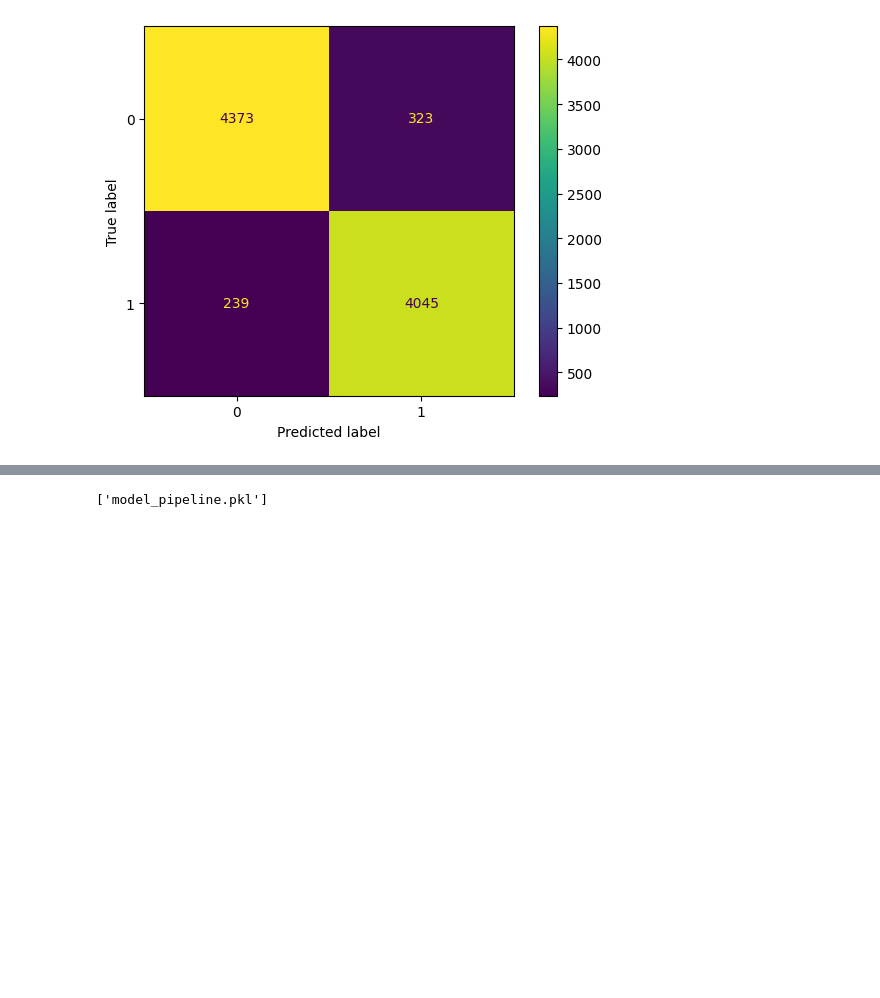
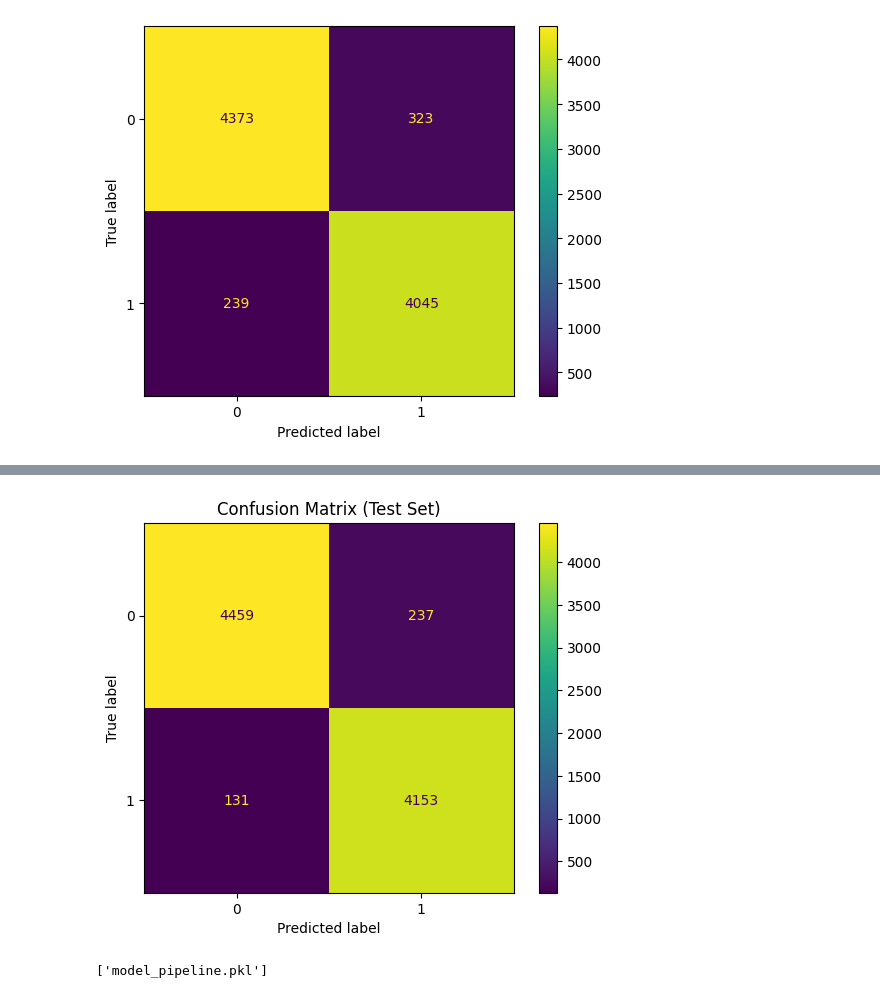
Before and after one commit to shambhavi0608/QuickFactChecker, a Jupyter notebook: module/fake-news-detection-using-nb.ipynb, the cells around one changed output, grey strips where cells are left out. Drawn from its saved outputs; the diff is of its cells as text; code cells hidden in the pictures; blank space fills up the shorter version.

Commit message:
Added: 5 fold cv

```diff
--- a/module/fake-news-detection-using-nb.ipynb
+++ b/module/fake-news-detection-using-nb.ipynb
@@ -376,0 +314,68 @@ Confusion Matrix:
+# %%
+from sklearn.model_selection import cross_val_score
+import numpy as np
+from sklearn.feature_extraction.text import TfidfVectorizer
+from sklearn.naive_bayes import MultinomialNB
+from sklearn.pipeline import Pipeline
+from sklearn.metrics import accuracy_score, classification_report, confusion_matrix, ConfusionMatrixDisplay
+import matplotlib.pyplot as plt
+# Assuming X_train, y_train, X_test, y_test are already defined
+
+pipeline = Pipeline([
+    ('tfidf', TfidfVectorizer(ngram_range=(1, 2))),  # TF-IDF vectorizer with bigrams
+    ('clf', MultinomialNB())                        # Multinomial Naive Bayes classifier
+])
+
+# ----------------------------------------------------------------------
+# 🥇 STEP 1: Perform 5-Fold Cross-Validation for Robust Performance Check
+# ----------------------------------------------------------------------
+# This step gives you an idea of how well the model generalizes on the training data.
+print("--- 5-Fold Cross-Validation Results ---")
+cv_scores = cross_val_score(
+    estimator=pipeline,
+    X=X_train,
+    y=y_train,
+    cv=5,
+    scoring='accuracy'
+)
+
+print(f"Individual CV Scores (5 folds): {cv_scores}")
+print(f"Mean CV Accuracy: {np.mean(cv_scores):.4f}")
+print(f"Standard Deviation of CV Scores: {np.std(cv_scores):.4f}")
+
+# ----------------------------------------------------------------------
+# 🥈 STEP 2: Fit the Full Model and Evaluate (Original Code Follows)
+# ----------------------------------------------------------------------
+
+# Fit the pipeline to the *entire* training data for final model
+pipeline.fit(X_train, y_train)
+
+# Predict on the training set
+y_pred_train = pipeline.predict(X_train) # Renamed to y_pred_train for clarity
+
+# Calculate accuracy on the *training set*
+accuracy_train = accuracy_score(y_train, y_pred_train)
+print("\n--- Final Model Evaluation on Training Set ---")
+print("Training Accuracy:", accuracy_train)
+
+# Predict on the *test set* (Crucial for final, unbiased performance)
+y_pred_test = pipeline.predict(X_test)
+accuracy_test = accuracy_score(y_test, y_pred_test)
+print("Test Accuracy:", accuracy_test)
+
+
+# Print classification report (using the TEST set is better practice)
+print("\nClassification Report (on Test Set):")
+print(classification_report(y_test, y_pred_test))
+
+# Calculate confusion matrix (on Test Set)
+conf_matrix = confusion_matrix(y_test, y_pred_test)
+print("\nConfusion Matrix (on Test Set):")
+print(conf_matrix)
+
+# Plot confusion matrix
+disp = ConfusionMatrixDisplay(confusion_matrix=conf_matrix, display_labels=pipeline.classes_)
+disp.plot()
+plt.title("Confusion Matrix (Test Set)")
+plt.show()
+# %% [output]
@@ -377,3 +399,4 @@ Confusion Matrix:
+[figure, added]
 # %%
 import joblib
 # Save the model to a .pkl file
```
Also changed, not shown: parts of 12 cells of this notebook.
